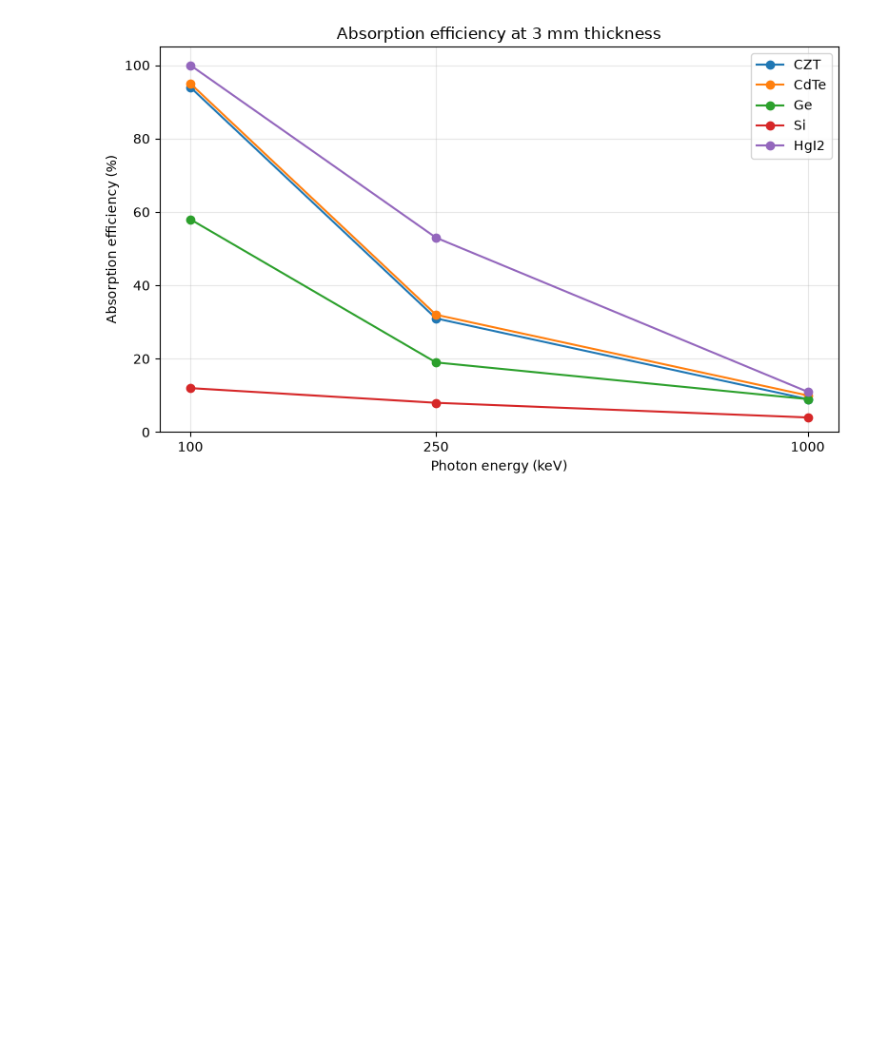
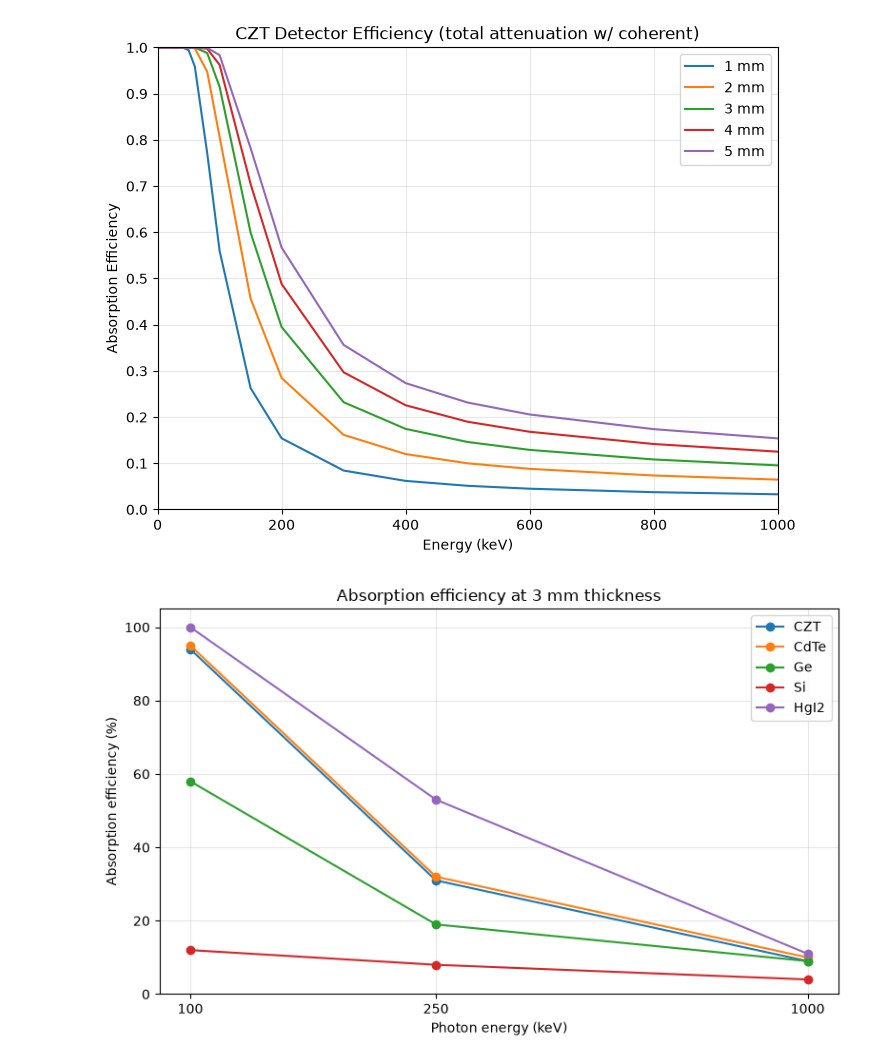
Before and after one commit to kaushh-bit/Exploring-Next-Gen-Hard-X-Ray-Detectors, a Jupyter notebook: czt char.ipynb, the cells around one changed output. Saved outputs shown, nothing was run; the diff lists cells and outputs as text; code cells hidden in the pictures; blank space fills up the shorter version.

```diff
--- a/czt char.ipynb
+++ b/czt char.ipynb
@@ -31,3 +31,32 @@ plt.show()
+# %%
+
+df = pd.read_csv("data\czt_tot.csv", sep=r"[,\s]+", engine="python",
+                 comment="#", header=None, usecols=[0, 1],
+                 names=["E_MeV", "mu_rho"])
+df = df.apply(pd.to_numeric, errors="coerce").dropna()
+
+E_keV = df["E_MeV"].values * 1e3          # MeV -> keV
+mu_rho = df["mu_rho"].values              # cm^2/g
+
+rho = 5.78                                # g/cm^3
+mu = mu_rho * rho                         # linear attenuation, 1/cm
+
+thicknesses_mm = [1, 2, 3, 4, 5]
+
+fig, ax = plt.subplots(figsize=(8, 6))
+for t_mm in thicknesses_mm:
+    eff = 1 - np.exp(-mu * (t_mm / 10))   # mm -> cm
+    ax.plot(E_keV, eff, label=f"{t_mm} mm")
+
+ax.set(xlim=(0, 1000), ylim=(0, 1),
+       xlabel="Energy (keV)", ylabel="Absorption Efficiency",
+       title="CZT Detector Efficiency (total attenuation w/ coherent)")
+ax.set_yticks(np.arange(0, 1.01, 0.1))
+ax.grid(alpha=0.3)
+ax.legend()
+plt.show()
+# %% [output]
+[figure, added]
 # %%
 abs_eff = {"CZT":  [94, 31, 9],
            "CdTe": [95, 32, 10],
```
Also changed, not shown: parts of 1 cell of this notebook, 16 other files.
